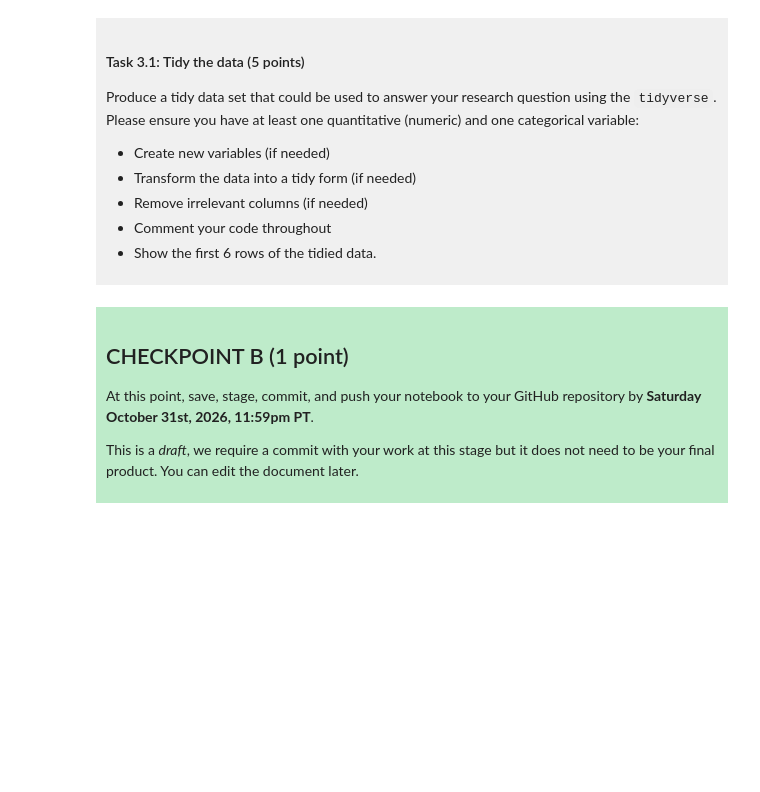
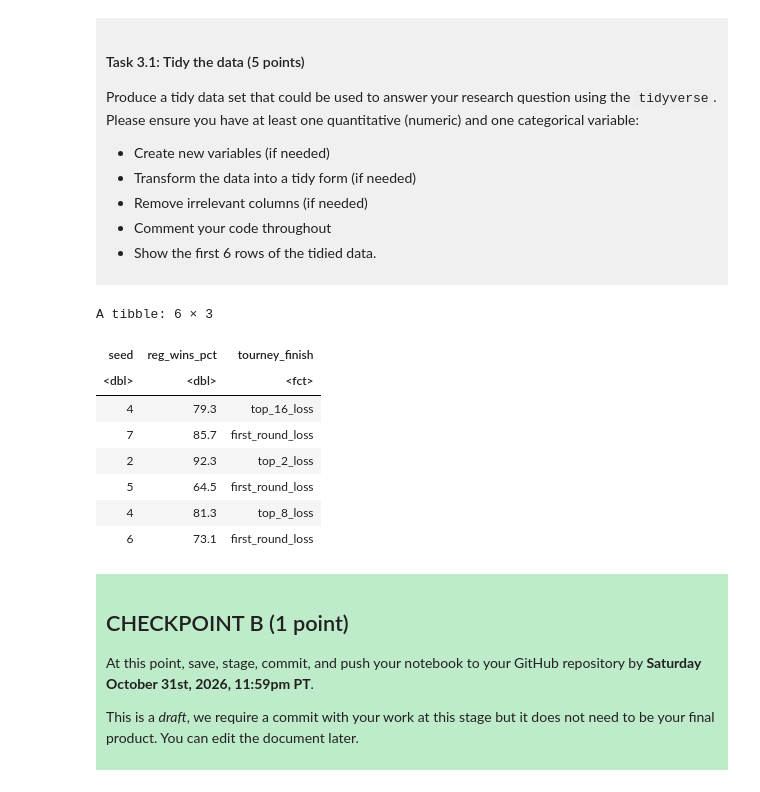
Before and after one commit to balidirmaaa-eng/dsci100_project-Balidirmaa_Amar, a Jupyter notebook: dsci-100-project-notebook.ipynb, the cells around one changed output. Cells and saved outputs as stored; diff of their text form; code cells hidden in the pictures; blank space fills up the shorter version.

```diff
--- a/dsci-100-project-notebook.ipynb
+++ b/dsci-100-project-notebook.ipynb
@@ -190,6 +214,33 @@ Produce a tidy data set that could be used to answer your research question usin
 </div>
 # %%
 ### EDIT THIS CODE CELL ###
+
+# keep only the columns needed for the research question
+march_tidy <- march_madness |>
+  select(seed, reg_wins_pct, tourney_finish) |>
+  # removing rows with missing values
+  filter(!is.na(seed), !is.na(reg_wins_pct), !is.na(tourney_finish)) |>
+  # removing seed = 0 (special 1983 code, because not a real seed)
+  filter(seed != 0) |>
+  # turning tourney_finish into ordered categorical variable
+  mutate(tourney_finish = factor(tourney_finish,
+                                 levels = c("opening_round_loss", "first_round_loss",
+                                            "second_round_loss", "top_16_loss",
+                                            "top_8_loss", "top_4_loss",
+                                            "top_2_loss", "champ")))
+
+# show the first 6 rows of the tidied data
+head(march_tidy, n = 6)
+# %% [output]
+A tibble: 6 × 3
+| seed | reg_wins_pct | tourney_finish |
+| <dbl> | <dbl> | <fct> |
+| 4 | 79.3 | top_16_loss |
+| 7 | 85.7 | first_round_loss |
+| 2 | 92.3 | top_2_loss |
+| 5 | 64.5 | first_round_loss |
+| 4 | 81.3 | top_8_loss |
+| 6 | 73.1 | first_round_loss |
 # %% [markdown]
 <div style="background-color: #beebca; padding: 10px;">
 
```
Also changed, not shown: parts of 3 cells of this notebook.
